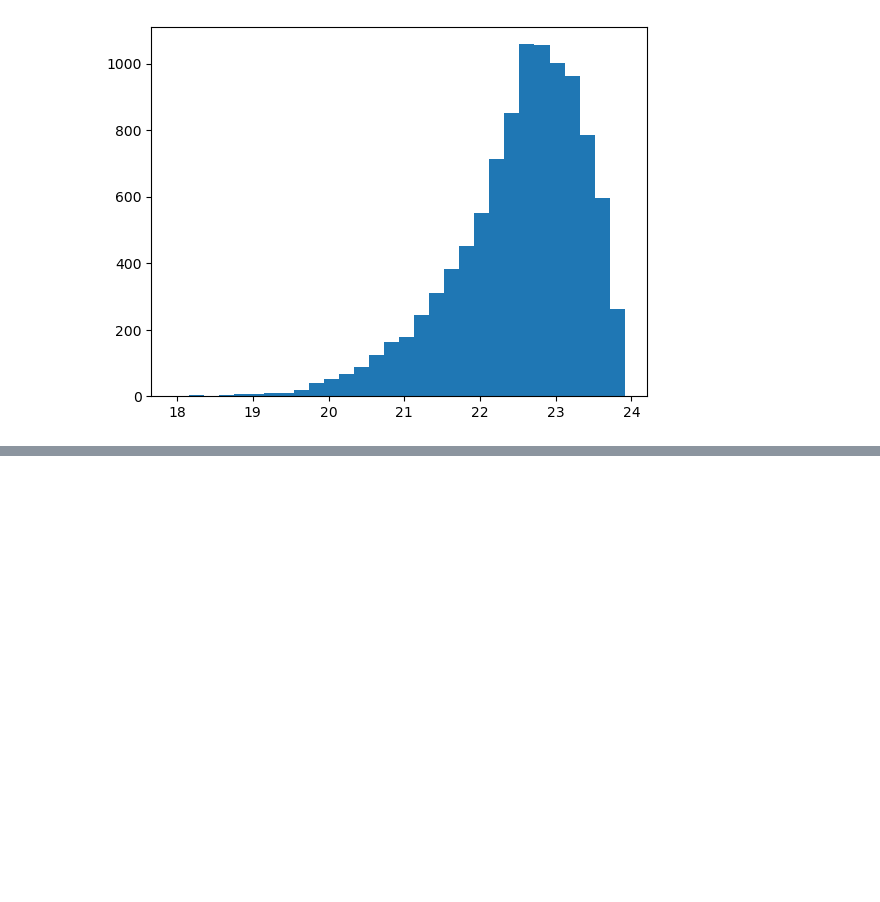
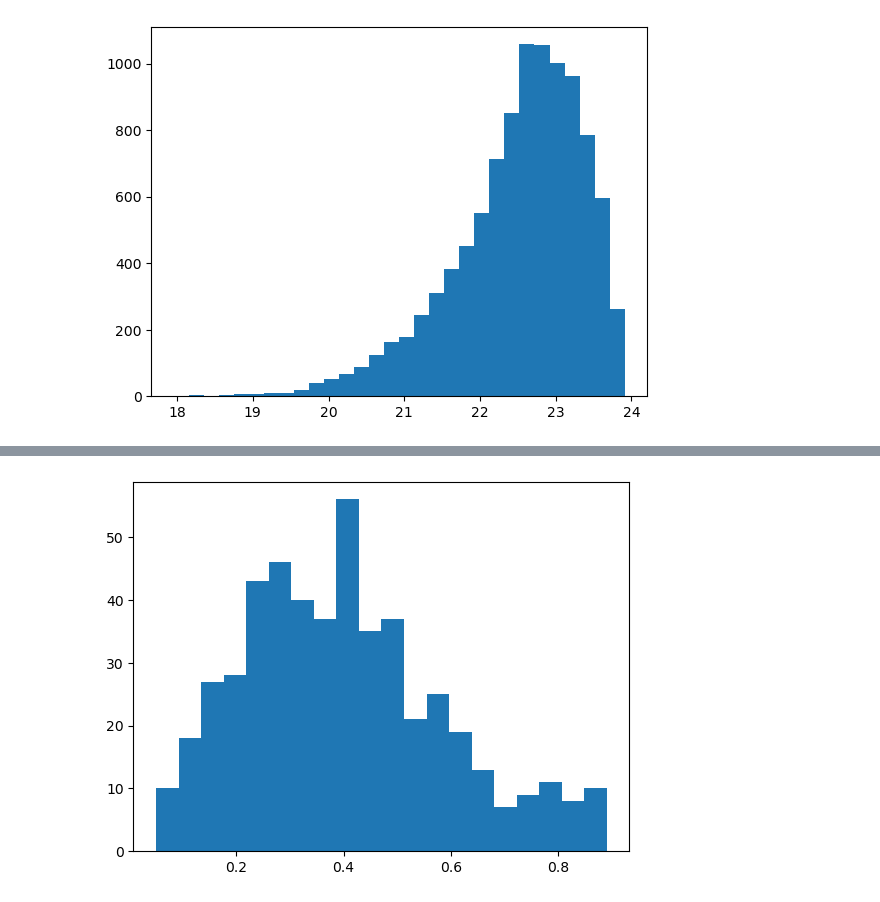
Before and after one commit to kl1ps3r/SED_inferred_color_images, a Jupyter notebook: temp_distributions.ipynb, the cells around one changed output, grey strips where cells are left out. Saved outputs shown, nothing was run; the diff lists cells and outputs as text; code cells hidden in the pictures; blank space fills up the shorter version.

```diff
--- a/temp_distributions.ipynb
+++ b/temp_distributions.ipynb
@@ -169,3 +169,6 @@ plt.hist(app_M, bins=30)
 plt.show()
 # %% [output]
 [figure]
+# %%
+deflector_params = pd.read_csv('./inputs/full_run_sampling_1_deflector.csv')
+deflector_params.head()
@@ -171,0 +182,5 @@ plt.show()
+# %%
+plt.hist(deflector_params['redshift'], bins=20)
+plt.show()
+# %% [output]
+[figure, added]
```
Also changed, not shown: parts of 2 cells of this notebook, 2 other files.
